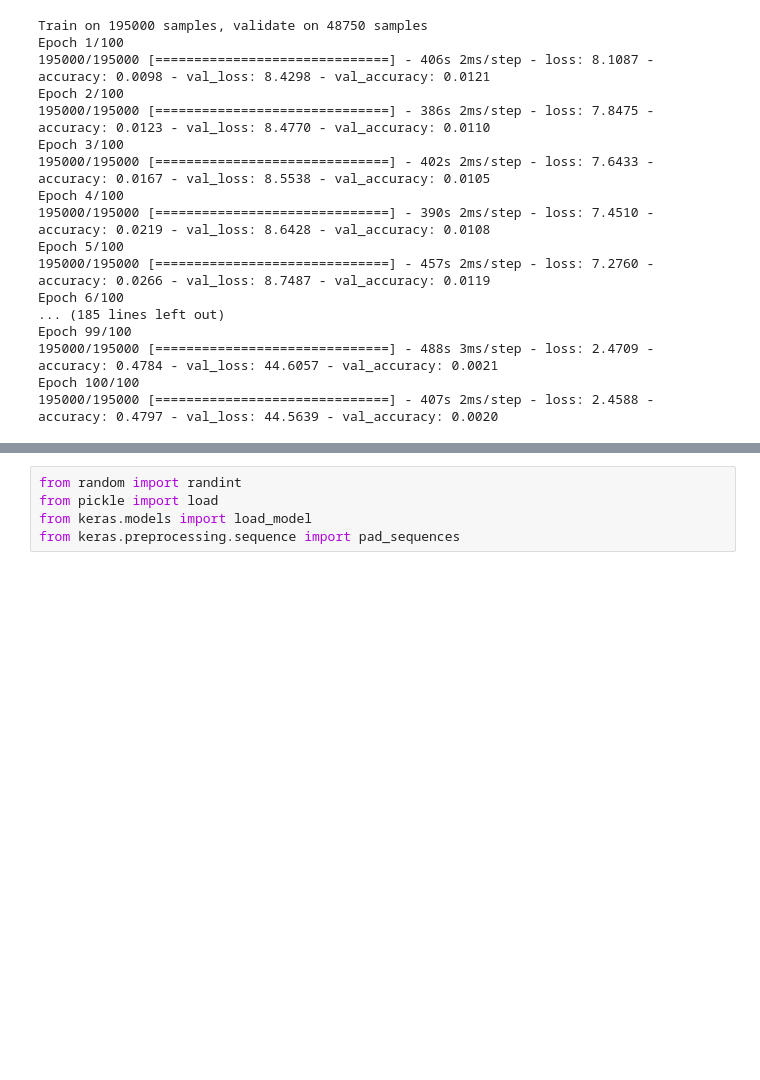
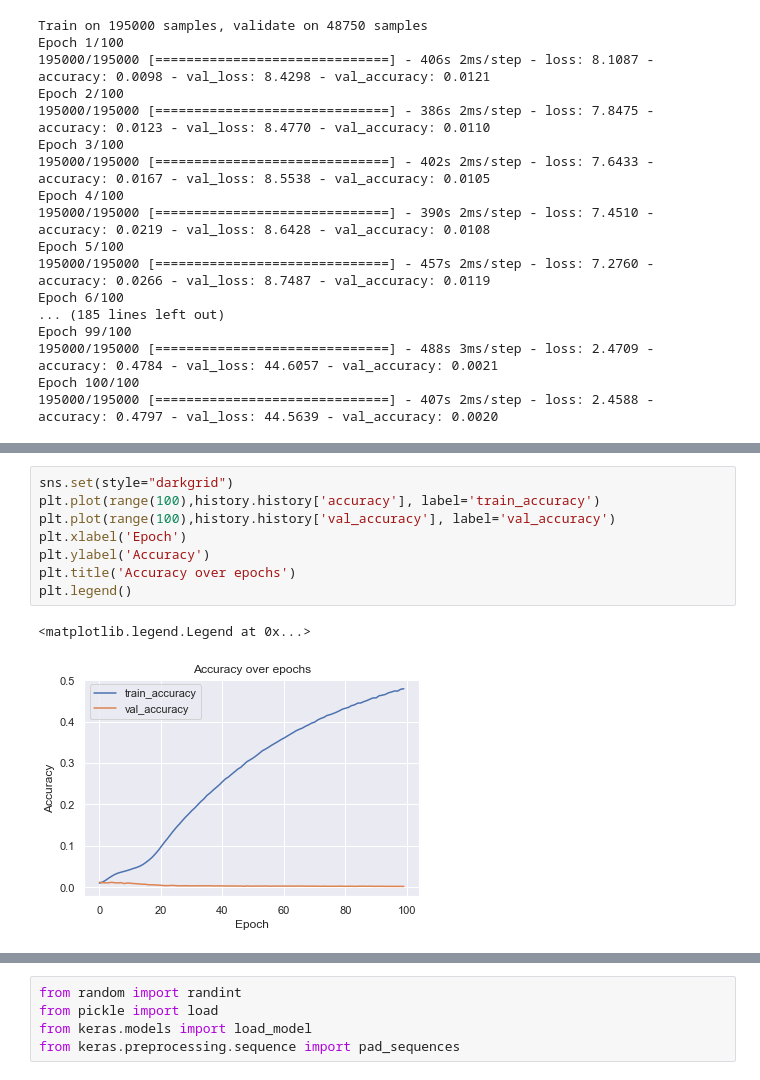
Before and after one commit to jonathanlu02/lexical-classes-lstm, a Jupyter notebook: lstm_text.ipynb, the cells around one changed output, grey strips where cells are left out. Saved outputs shown, nothing was run; the diff lists cells and outputs as text; blank space fills up the shorter version.

Commit message:
Updated code to include plots and images

```diff
--- a/lstm_text.ipynb
+++ b/lstm_text.ipynb
@@ -424,0 +436,11 @@ Epoch 100/100
+# %%
+sns.set(style="darkgrid")
+plt.plot(range(100),history.history['accuracy'], label='train_accuracy')
+plt.plot(range(100),history.history['val_accuracy'], label='val_accuracy')
+plt.xlabel('Epoch')
+plt.ylabel('Accuracy')
+plt.title('Accuracy over epochs')
+plt.legend()
+# %% [output]
+<matplotlib.legend.Legend at 0x...>
+[figure, added]
```
Also changed, not shown: parts of 6 cells of this notebook, 2 other files.
